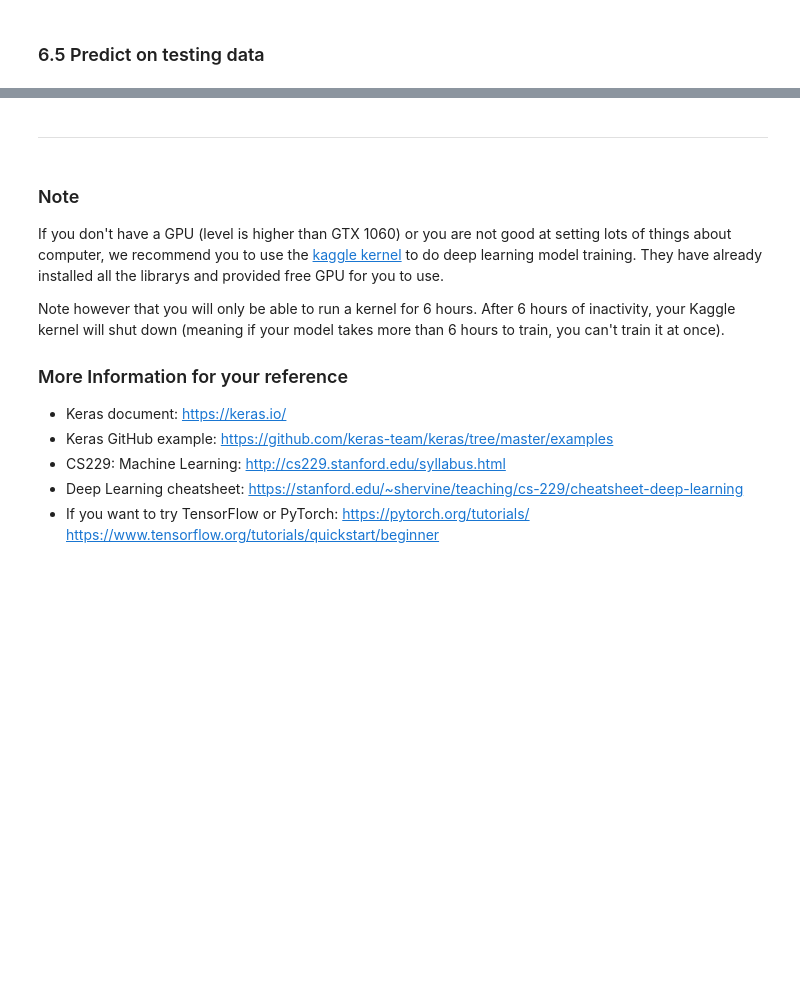
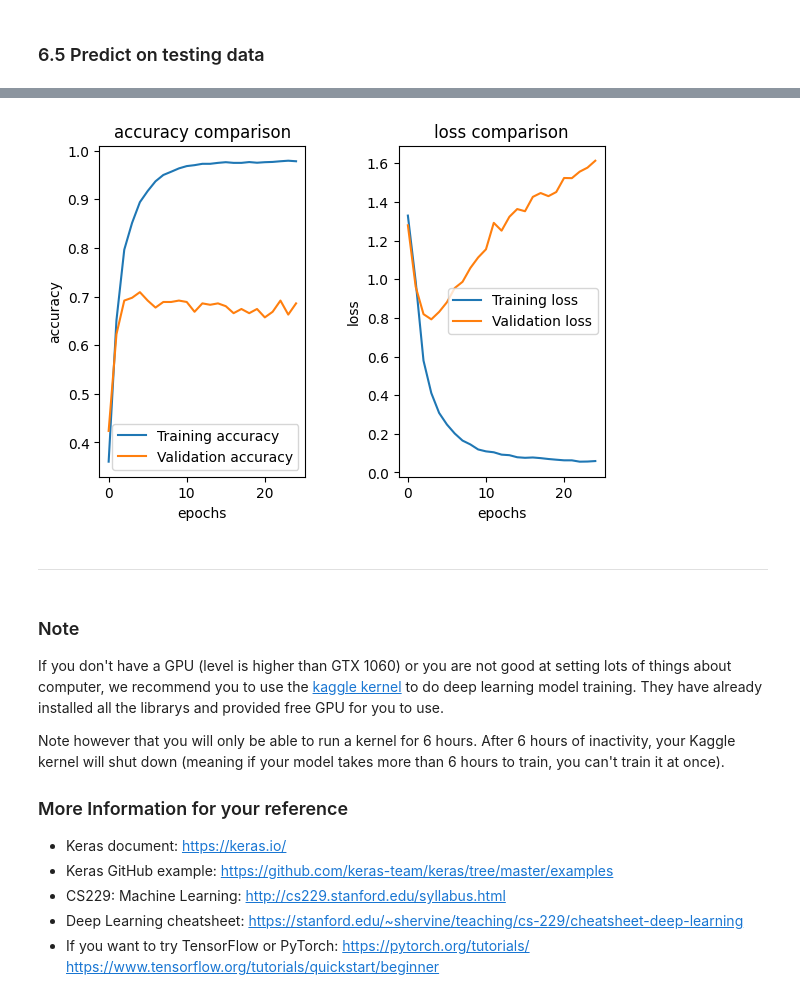
Before and after one commit to Hadar-N/DM2023-Lab2-Master, a Jupyter notebook: DM2023-Lab2-Master.ipynb, the cells around one changed output, grey strips where cells are left out. Drawn from its saved outputs; the diff is of its cells as text; code cells hidden in the pictures; blank space fills up the shorter version.

```diff
--- a/DM2023-Lab2-Master.ipynb
+++ b/DM2023-Lab2-Master.ipynb
@@ -783,3 +787,34 @@ Plot the Training and Validation Accuracy and Loss (different plots), just like
+# %%
+# Answer here
+
+fig = plt.figure()
+
+acc = fig.add_subplot(1, 2, 1)
+plt.plot(training_log["accuracy"], label = "Training accuracy")
+plt.plot(training_log["val_accuracy"], label = "Validation accuracy")
+plt.legend()
+plt.xlabel("epochs")
+plt.ylabel("accuracy")
+plt.title("accuracy comparison")
+
+acc = fig.add_subplot(1, 2, 2)
+plt.plot(training_log["loss"], label = "Training loss")
+plt.plot(training_log["val_loss"], label = "Validation loss")
+plt.legend()
+plt.xlabel("epochs")
+plt.ylabel("loss")
+plt.title("loss comparison")
+
+plt.tight_layout(pad=3.0)
+plt.show()
+
+#Explanations:
+#Accuracy comparison: For the first few epochs the model is doing well with both training and validation accuracy going up together. later the validation accuracy gets stuck while the training accuracy keeps on going higher.
+#       This shows the model is probably overfitting itself to the training data, getting more accurate for it, but having no improvement for general data (in this case, the validation accuracy.)
+#Loss comparison: The training loss is much higher than the validation loss, and so it supports our claims of overfitting.
+#       The validation loss gets higher, the training loss gets lower and the overall difference between the two grow as we train the data.
+# %% [output]
+[figure, added]
 # %% [markdown]
 ---
 # %% [markdown]
```
Also changed, not shown: parts of 31 cells of this notebook, 1 other file.
